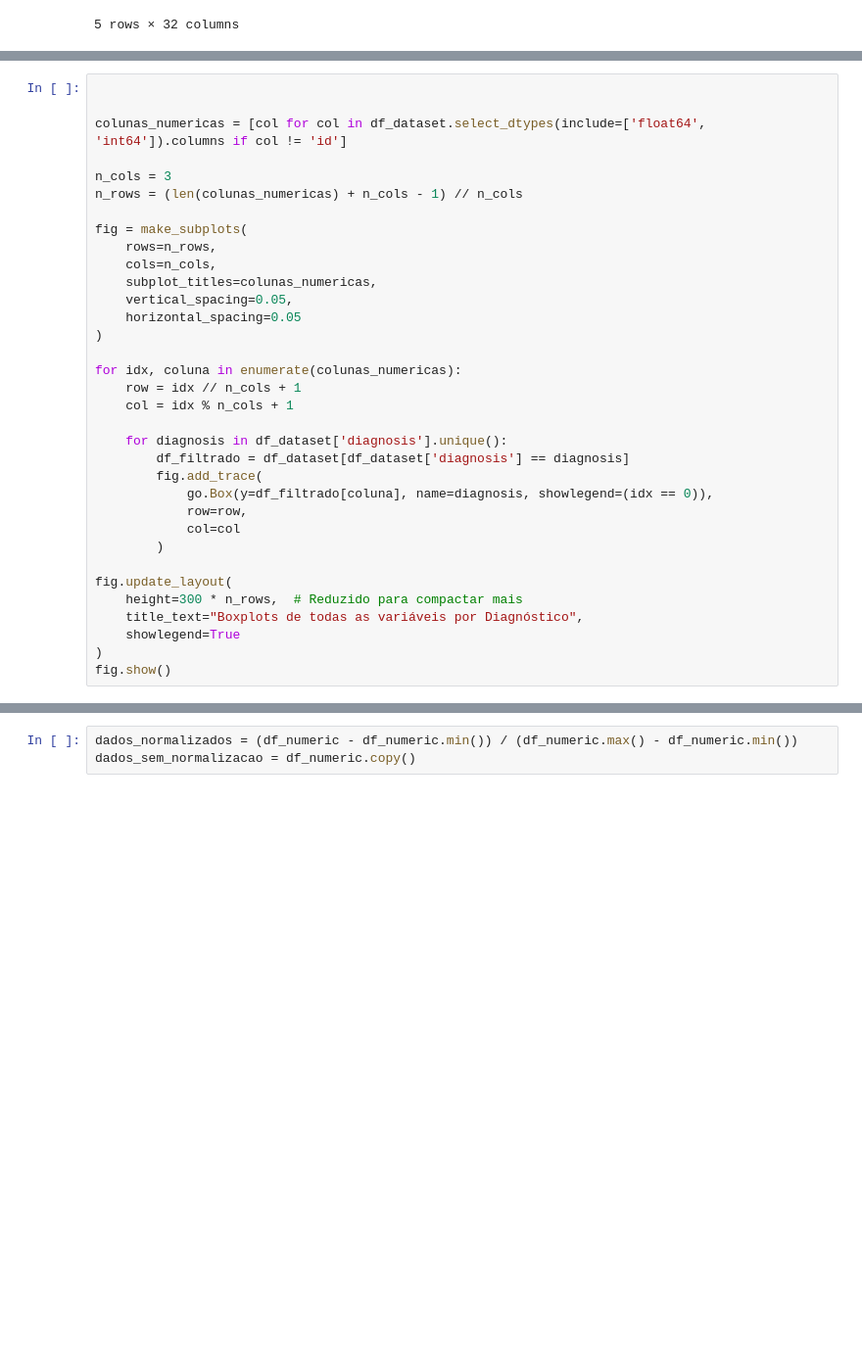
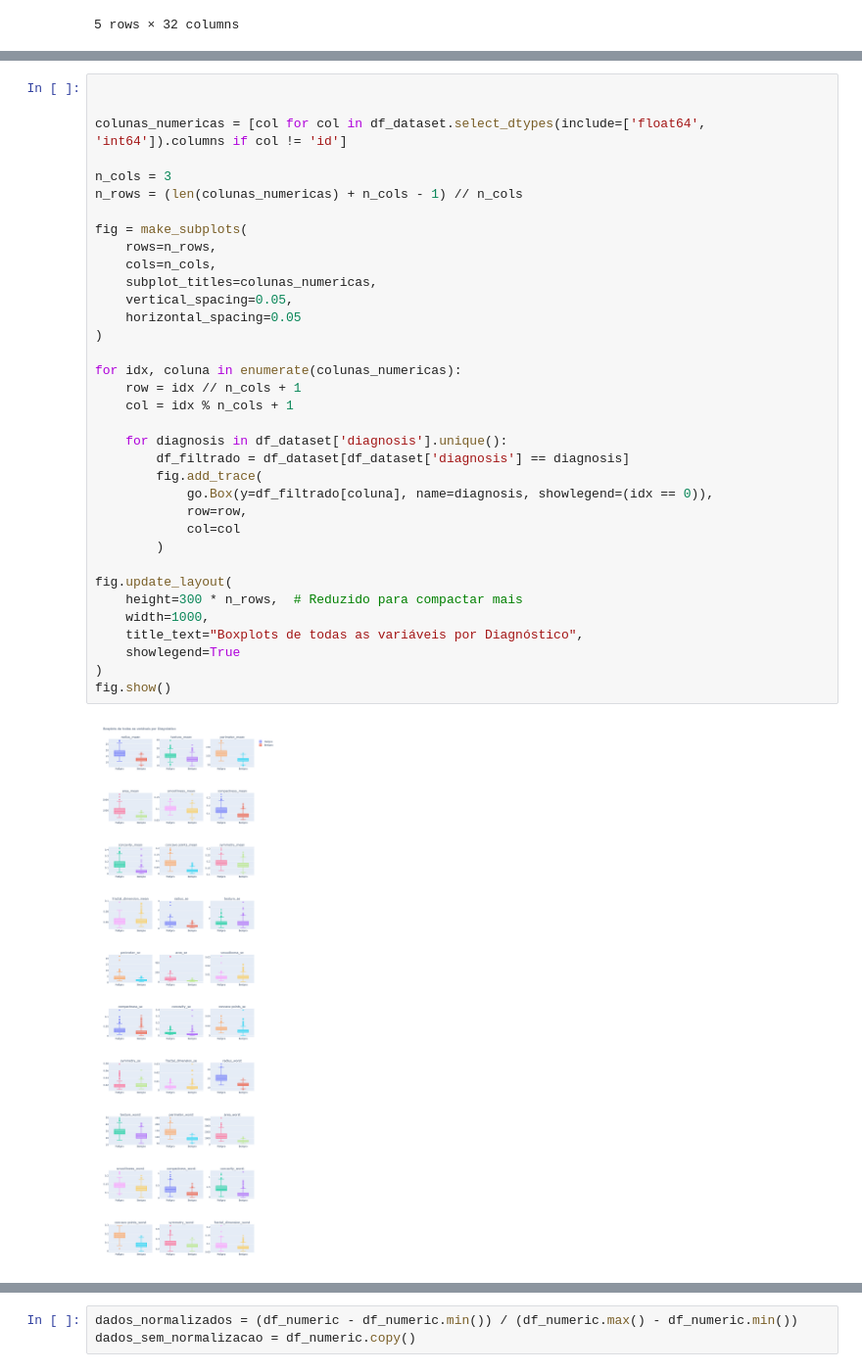
Before and after one commit to KauaHenSilva/trabalho_topicos_5, a Jupyter notebook: main.ipynb, the cells around one changed output, grey strips where cells are left out. Shown at 98% size. Cells and saved outputs as stored; diff of their text form; blank space fills up the shorter version.

```diff
--- a/main.ipynb
+++ b/main.ipynb
@@ -41,33 +64,36 @@ colunas_numericas = [col for col in df_dataset.select_dtypes(include=['float64',
 
 n_cols = 3
 n_rows = (len(colunas_numericas) + n_cols - 1) // n_cols
 
 fig = make_subplots(
     rows=n_rows,
     cols=n_cols,
     subplot_titles=colunas_numericas,
     vertical_spacing=0.05,
     horizontal_spacing=0.05
 )
 
 for idx, coluna in enumerate(colunas_numericas):
     row = idx // n_cols + 1
     col = idx % n_cols + 1
 
     for diagnosis in df_dataset['diagnosis'].unique():
         df_filtrado = df_dataset[df_dataset['diagnosis'] == diagnosis]
         fig.add_trace(
             go.Box(y=df_filtrado[coluna], name=diagnosis, showlegend=(idx == 0)),
             row=row,
             col=col
         )
 
 fig.update_layout(
     height=300 * n_rows,  # Reduzido para compactar mais
+    width=1000,
     title_text="Boxplots de todas as variáveis por Diagnóstico",
     showlegend=True
 )
 fig.show()
+# %% [output]
+[figure, added]
 # %%
 # Scatter plots em subplots para todas as variáveis
 colunas_numericas = [col for col in df_dataset.select_dtypes(include=['float64', 'int64']).columns if col != 'id']
```
Also changed, not shown: parts of 6 cells of this notebook, 2 other files.
